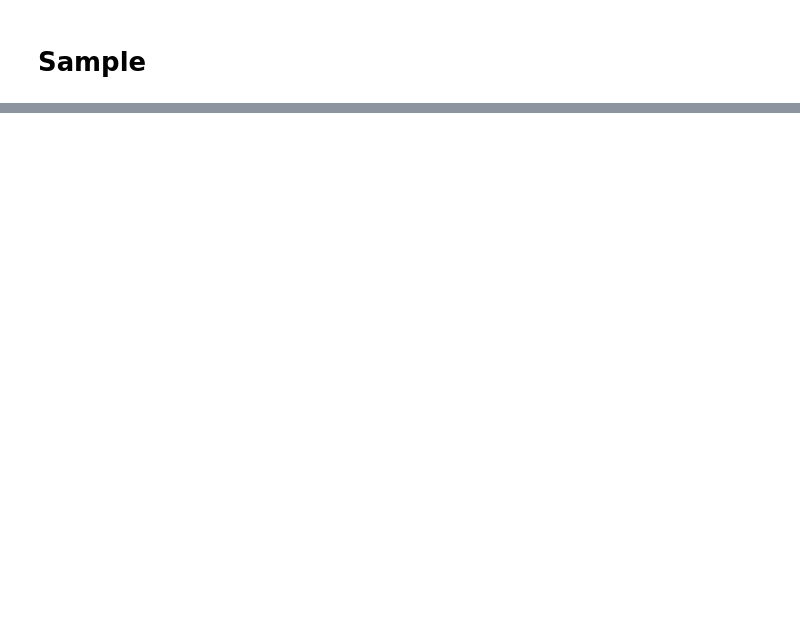
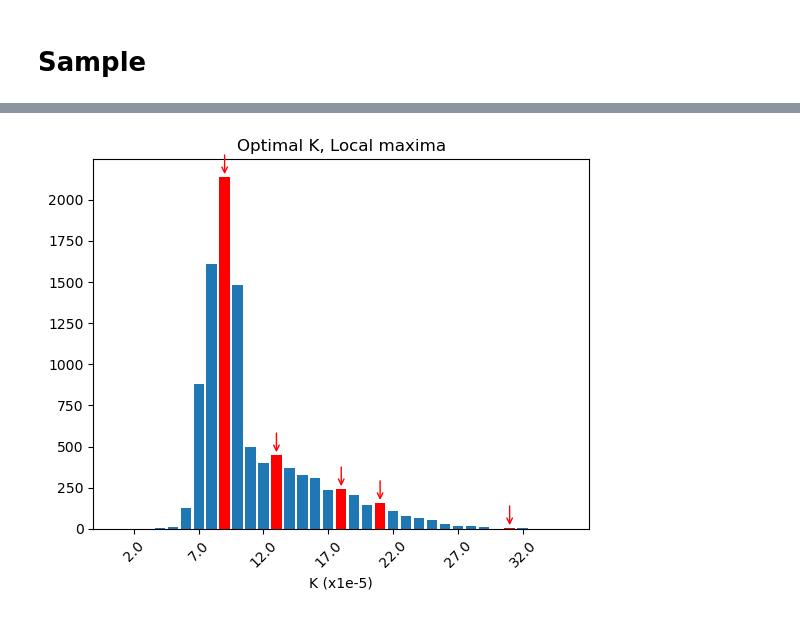
Before and after one commit to ismip/ismip7-antarctic-ocean-forcing, a Jupyter notebook: parameterisations/parameter_selection_quadratic_example.ipynb, the cells around one changed output, grey strips where cells are left out. Cells and saved outputs as stored; diff of their text form; code cells hidden in the pictures; blank space fills up the shorter version.

```diff
--- a/parameterisations/parameter_selection_quadratic_example.ipynb
+++ b/parameterisations/parameter_selection_quadratic_example.ipynb
@@ -148,3 +295,31 @@ plt.savefig(os.path.join(figure_dir,'quadratic_present_day_Hist_Sample'+str(samp
+# %%
+fig,axes = plt.subplots(1,1, sharex=False, sharey=False)
+ax = axes
+
+bin_edges = np.array( np.append(pd_ensemble.p1.values[0]*0.5, pd_ensemble.p1.values+1e-7) )
+counts, bins = np.histogram(np.array(min_p1), bins= bin_edges)
+positions = np.arange(len(pd_ensemble.p1.values))
+ax.bar(positions, counts, width=0.8)
+#ax.set_ylim([0,750])
+
+for mode in modes:
+    bin_index = np.digitize(mode, bin_edges) - 1 # FIXME this is not working!
+    ax.patches[bin_index].set_facecolor('red')
+    bin_center = bin_index
+    plt.annotate('', xy=(bin_center, counts[bin_index]),
+                 xytext=(bin_center, counts[bin_index]+150),
+                 arrowprops=dict(arrowstyle='->', color='red'))
+
+labels = np.round(pd_ensemble.p1.values*1e5, 1)
+ax.set_xticks(positions[1::5], labels[1::5], rotation=45)
+ax.set_xlabel('K (x1e-5)')
+ax.set_title('Optimal K, Local maxima')
+
+
+#plt.savefig(os.path.join(figure_dir,'Optimise_quadratic_sample'+str(sample_size)+'_'+optimise+'as_modes.png'))
+plt.savefig(os.path.join(figure_dir,'Optimise_quadratic_sample'+str(sample_size)+'_'+optimise+'_modes.png'))
+# %% [output]
+[figure, added]
 # %%
 counts
 # %% [output]
```
Also changed, not shown: parts of 54 cells of this notebook, 1 other file.
